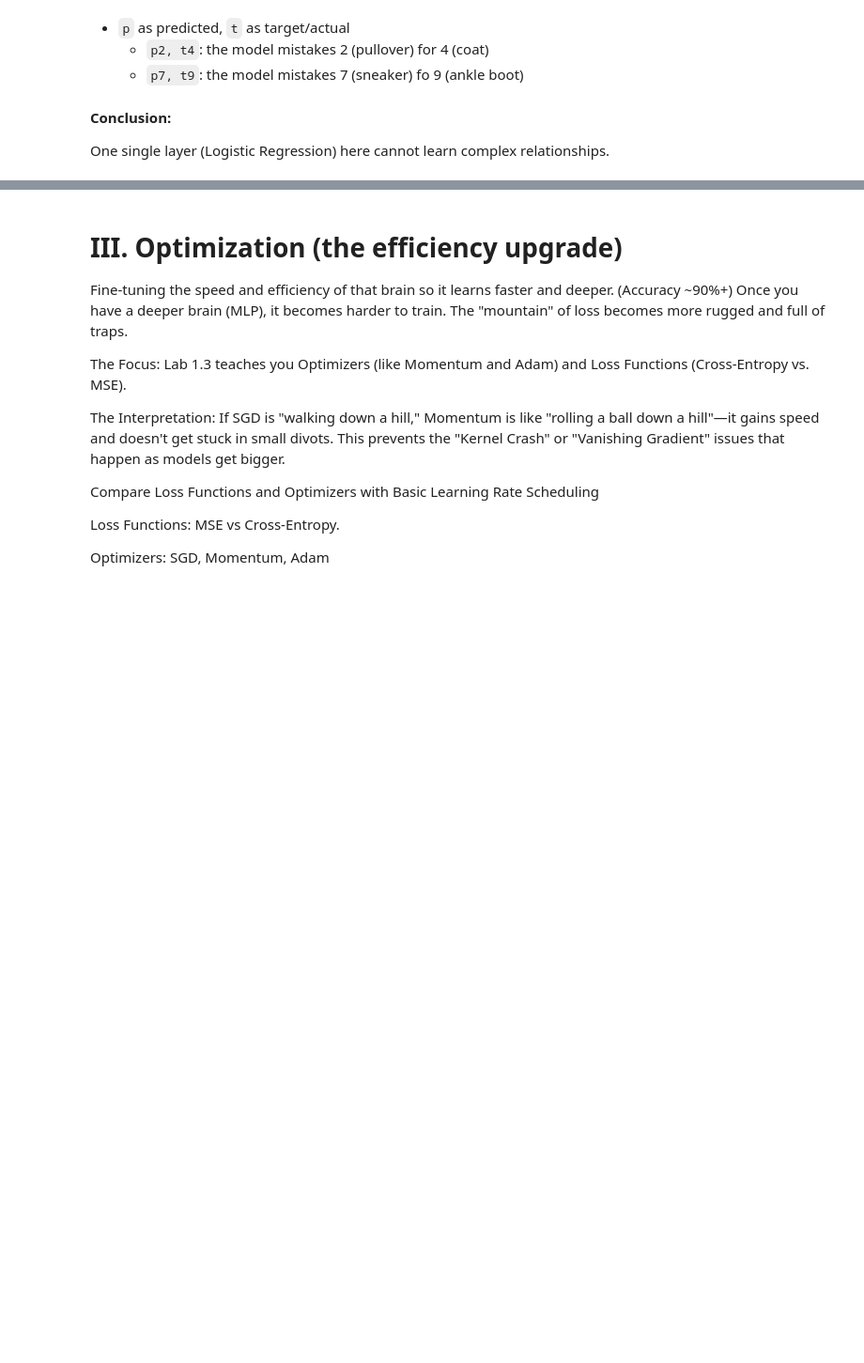
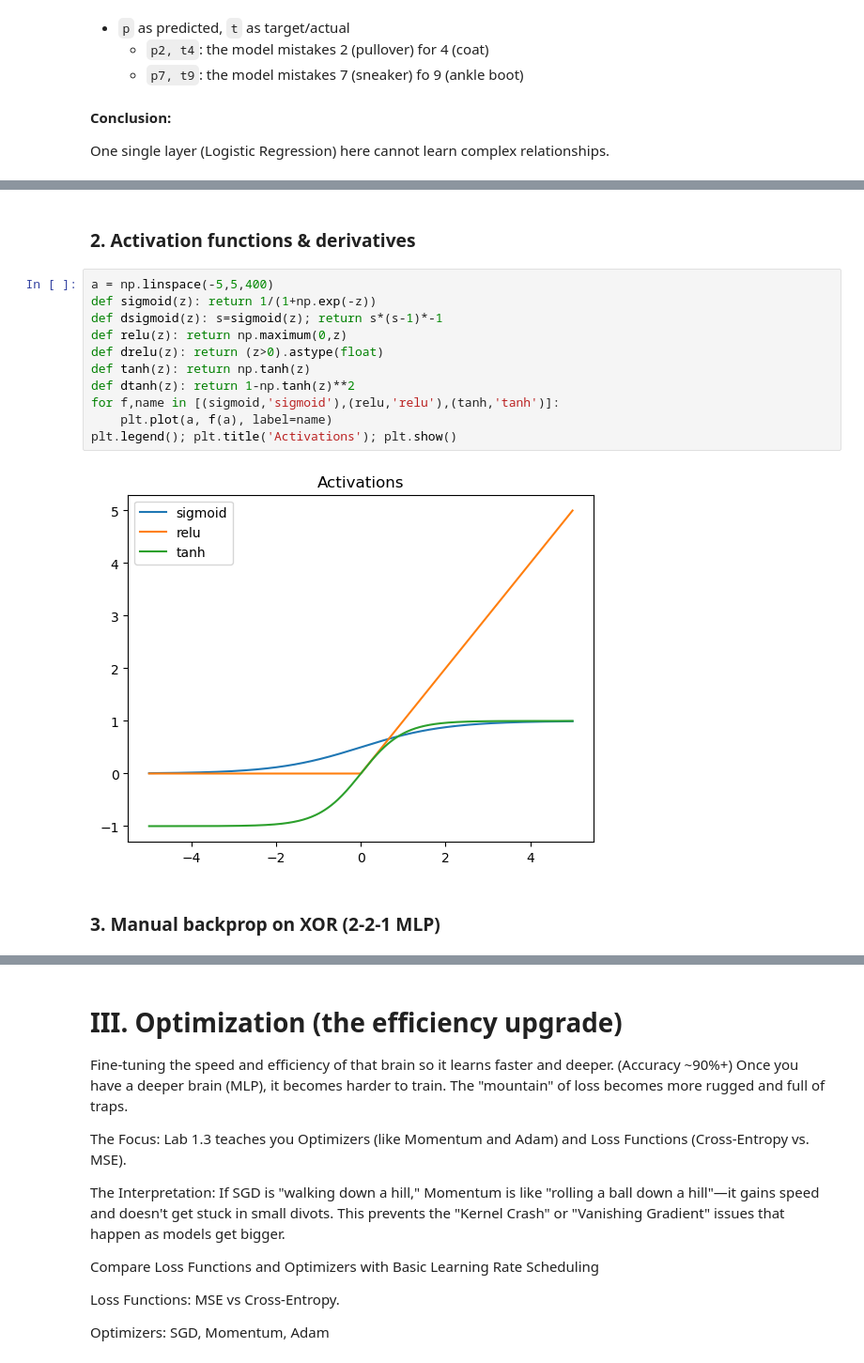
Before and after one commit to Pinghsuanlin/deepLearning_neuralNet, a Jupyter notebook: notebooks/dl_basics.ipynb, the cells around one changed output, grey strips where cells are left out. Shown at 94% size. Cells and saved outputs as stored; diff of their text form; blank space fills up the shorter version.

```diff
--- a/notebooks/dl_basics.ipynb
+++ b/notebooks/dl_basics.ipynb
@@ -166,0 +184,17 @@ The Result: The model can now create "curved" decision boundaries. It can finall
+# %% [markdown]
+### 2. Activation functions & derivatives
+# %%
+a = np.linspace(-5,5,400)
+def sigmoid(z): return 1/(1+np.exp(-z))
+def dsigmoid(z): s=sigmoid(z); return s*(s-1)*-1
+def relu(z): return np.maximum(0,z)
+def drelu(z): return (z>0).astype(float)
+def tanh(z): return np.tanh(z)
+def dtanh(z): return 1-np.tanh(z)**2
+for f,name in [(sigmoid,'sigmoid'),(relu,'relu'),(tanh,'tanh')]:
+    plt.plot(a, f(a), label=name)
+plt.legend(); plt.title('Activations'); plt.show()
+# %% [output]
+[figure, added]
+# %% [markdown]
+### 3. Manual backprop on XOR (2-2-1 MLP)
```
Also changed, not shown: parts of 5 cells of this notebook.
